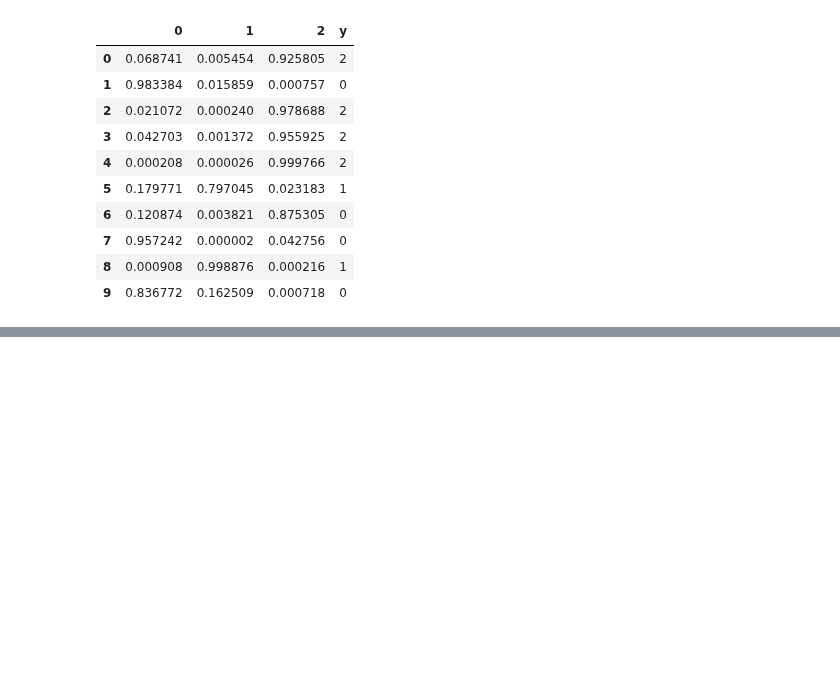
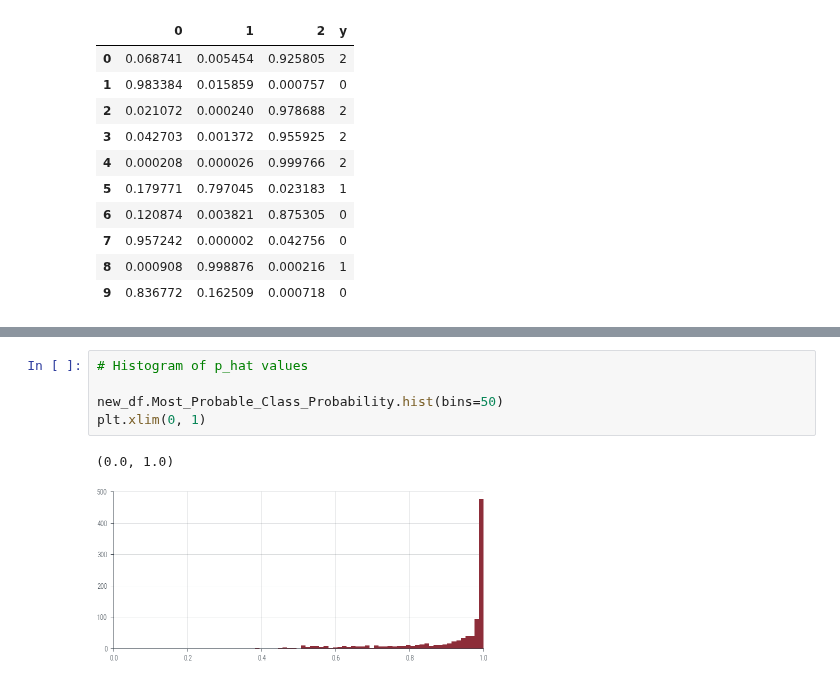
Before and after one commit to nipunbatra/pml-teaching, a Jupyter notebook: notebooks/reliability.ipynb, the cells around one changed output, grey strips where cells are left out. Saved outputs shown, nothing was run; the diff lists cells and outputs as text; blank space fills up the shorter version.

```diff
--- a/notebooks/reliability.ipynb
+++ b/notebooks/reliability.ipynb
@@ -378,0 +457,8 @@ preds.head()
+# %%
+# Histogram of p_hat values
+
+new_df.Most_Probable_Class_Probability.hist(bins=50)
+plt.xlim(0, 1)
+# %% [output]
+(0.0, 1.0)
+[figure, added]
```
Also changed, not shown: parts of 13 cells of this notebook.
